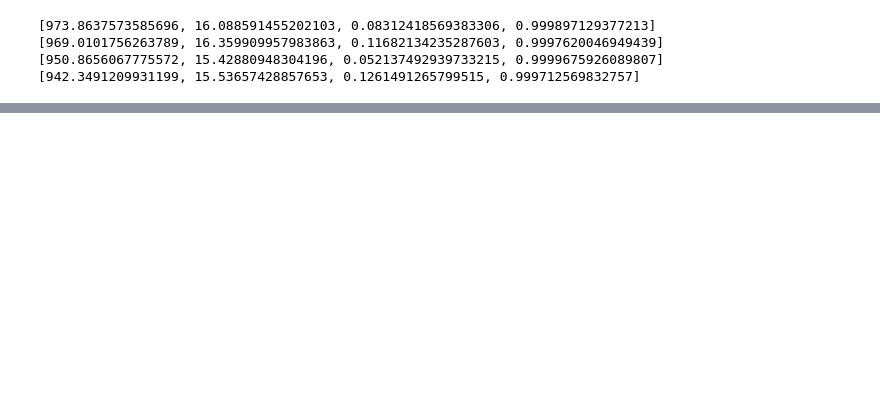
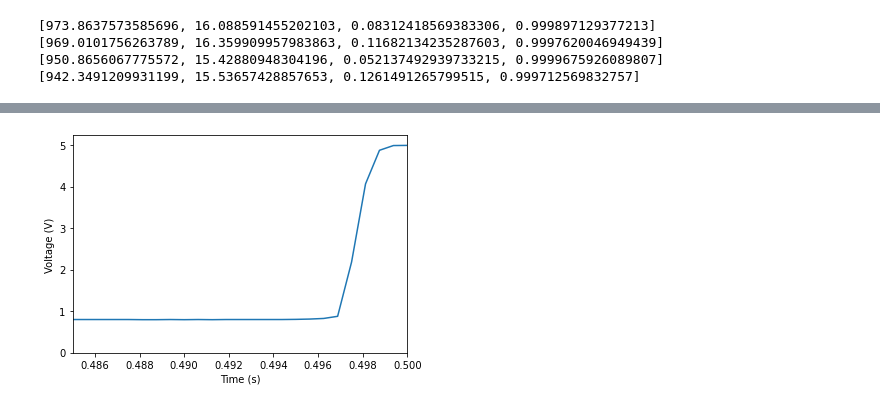
Before and after one commit to akjoelhede/Appstatgang_tornado, a Jupyter notebook: Incline datatreatment/Incline datatreatment_Morten-checkpoint.ipynb, the cells around one changed output, grey strips where cells are left out. Saved outputs shown, nothing was run; the diff lists cells and outputs as text; code cells hidden in the pictures; blank space fills up the shorter version.

```diff
--- a/Incline datatreatment/Incline datatreatment_Morten-checkpoint.ipynb
+++ b/Incline datatreatment/Incline datatreatment_Morten-checkpoint.ipynb
@@ -364,6 +364,8 @@ egacclist = []
 egthetalist = []
 egballlist = []
 egraillist = []
+acclist = []
+eacclist = []
 
 #load rail parametre, altid ens.
 D_rails = D_rail.iloc[[5], [0]].to_numpy()[0]
@@ -400,6 +402,8 @@ for filename in os.listdir(path): # Loops over every file in specified folder
             egthetalist.append(egtheta[0])
             egballlist.append(egball[0])
             egraillist.append(egrail[0])
+            acclist.append(acc)
+            eacclist.append(eacc)
 
 
 #regn g for fp, s
@@ -426,6 +430,8 @@ for filename in os.listdir(path): # Loops over every file in specified folder
             egthetalist.append(egtheta[0])
             egballlist.append(egball[0])
             egraillist.append(egrail[0])
+            acclist.append(acc)
+            eacclist.append(eacc)
 
 
 #regn g for sp, L
@@ -452,6 +458,8 @@ for filename in os.listdir(path): # Loops over every file in specified folder
             egthetalist.append(egtheta[0])
             egballlist.append(egball[0])
             egraillist.append(egrail[0])
+            acclist.append(acc)
+            eacclist.append(eacc)
 
 #regn g for sp, s
 path = "Data/Incline/sp/s"
@@ -477,6 +485,8 @@ for filename in os.listdir(path): # Loops over every file in specified folder
             egthetalist.append(egtheta[0])
             egballlist.append(egball[0])
             egraillist.append(egrail[0])
+            acclist.append(acc)
+            eacclist.append(eacc)
 
 
 
@@ -546,0 +584,28 @@ print(w_mean(np.array(glist)[15:20], np.array(eglist)[15:20]))
+# %%
+#D_sensor
+#acceleration_calc(path+'/'+filename, D_balls)
+
+height = 4.7 #minimum height for a peak
+dat = read_csv(path+'/'+filename) #bruger pandas read_csv funktion
+time = []
+onpeak = False
+for i in range(len(dat['voltage (V)'])) :
+    if onpeak == False :
+        if dat['voltage (V)'][i] > height:
+            h = dat['Time (s)'][i]
+            time.append(h)
+            onpeak = True
+    else :
+        if dat['voltage (V)'][i] < height:
+            onpeak = False
+
+time = np.array(time)
+time -= time[0] #set t0 = 0
+
+plt.plot(dat['Time (s)'], dat['voltage (V)'], label = 'poop')
+plt.xlim([0.485, 0.5])
+plt.xlabel("Time (s)")
+plt.ylabel("Voltage (V)")
+plt.savefig('timeerror' + '.pdf', dpi='figure', format='pdf')
+# %% [output]
+[figure, added]
```
Also changed, not shown: parts of 6 cells of this notebook, 1 other file.
